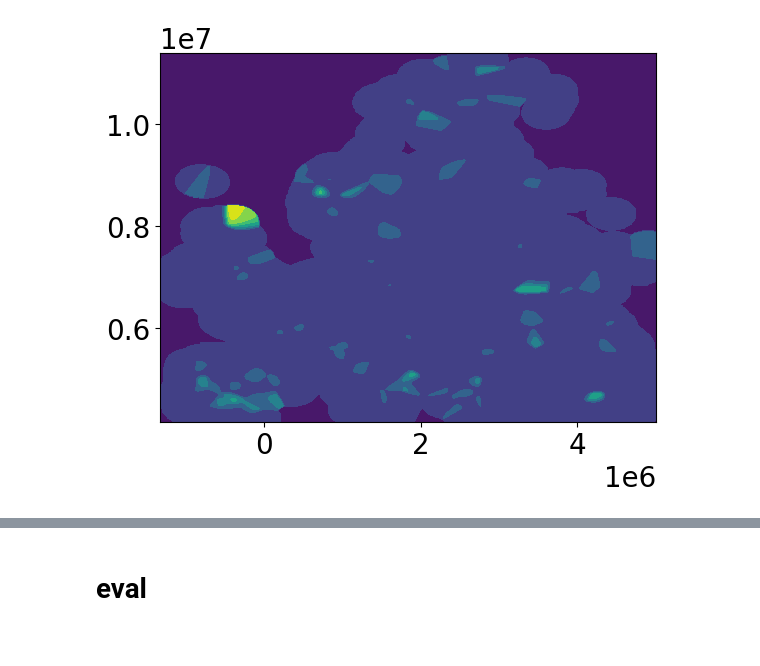
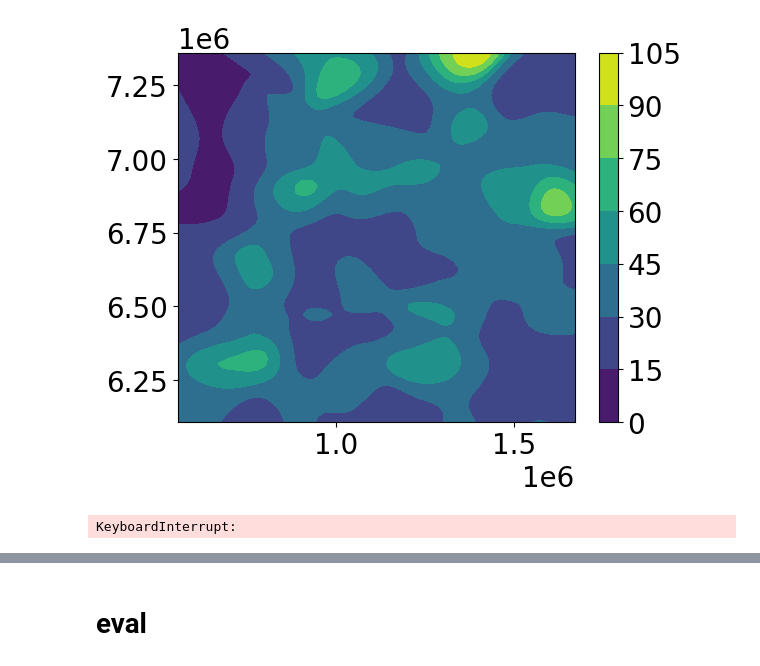
Before and after one commit to Hitchwiki/hitchmap-data, a Jupyter notebook: visualization/predictors/weighted_gaussians.ipynb, the cells around one changed output, grey strips where cells are left out. Cells and saved outputs as stored; diff of their text form; code cells hidden in the pictures.

```diff
--- a/visualization/predictors/weighted_gaussians.ipynb
+++ b/visualization/predictors/weighted_gaussians.ipynb
@@ -46,7 +46,7 @@ from map_utils import *
 # %%
 # set vars here! to define which map is created in which way
 
-region = "europe"
+region = "germany"
 map_path = f"intermediate/map_{region}.tif"
 
 ROADS = False
@@ -210,10 +210,11 @@ else:
     save_raster(Z, polygon, map, map_path)
 # %%
 # preview - where the single distributions are placed
-p = plt.contourf(X, Y, Z)
+plt.contourf(X, Y, np.clip(Z,0,200))
+plt.colorbar()
 plt.show()
 # %% [output]
-[figure, old version]
+[figure, new version]
 # %%
 states = gpd.read_file("map_features/states/ne_10m_admin_1_states_provinces.shp")
 states = states.to_crs(epsg=3857)
@@ -228,6 +229,8 @@ def check_hitchhikability(state):
     return len(points_in_state) > 0
 
 states["hh"] = states.progress_apply(check_hitchhikability, axis=1)
+# %% [output]
+KeyboardInterrupt:
 # %%
 # define the heatmap color scale
 
```
Also changed, not shown: parts of 2 cells of this notebook, 3 other files.
